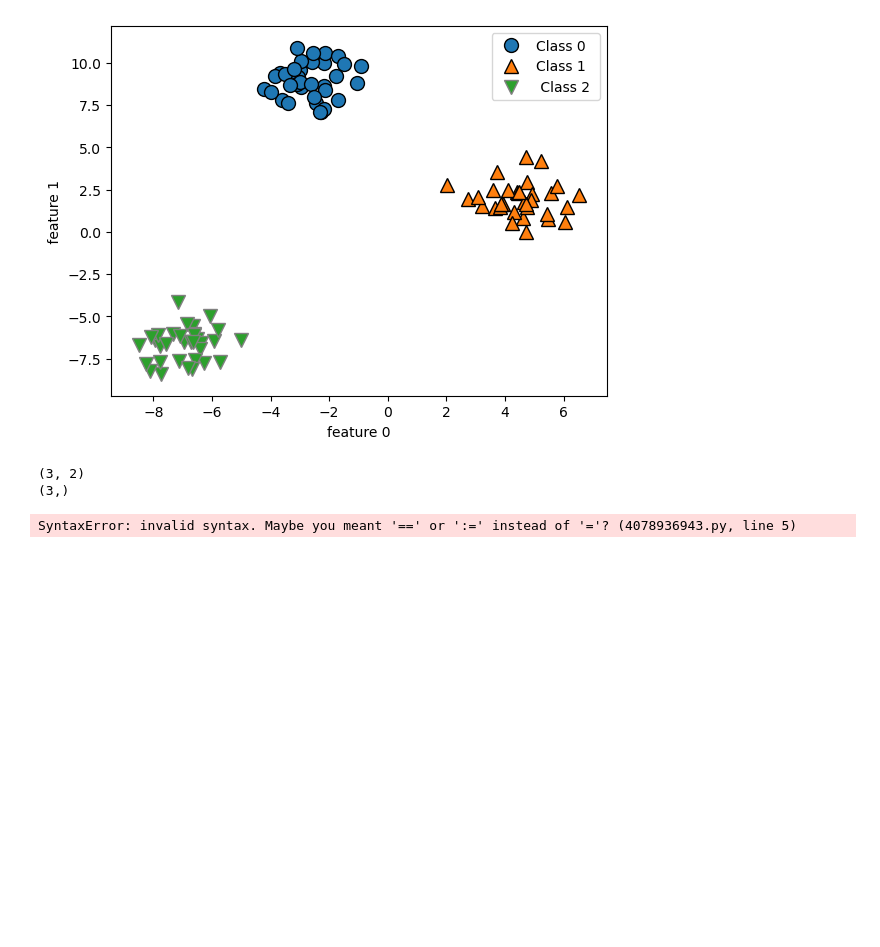
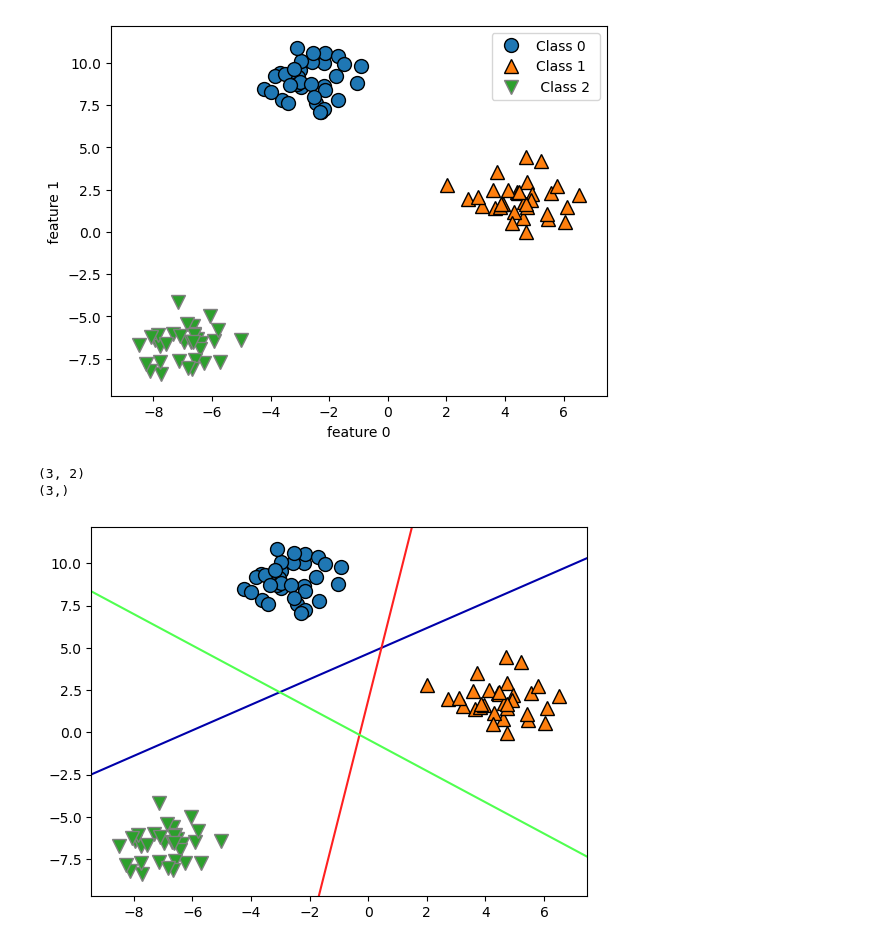
Before and after one commit to Faizanhaider013/ML_Projects_Collection, a Jupyter notebook: 11_multiclassification.ipynb, the cells around one changed output. Drawn from its saved outputs; the diff is of its cells as text; code cells hidden in the pictures; blank space fills up the shorter version.

```diff
--- a/11_multiclassification.ipynb
+++ b/11_multiclassification.ipynb
@@ -21,9 +21,22 @@ print (linear_svc.intercept_.shape)
 (3,)
 # %%
 import numpy as np
-mglearn.discrete_scatter(X[:,0],X[:,1],y)
-line=np.linspace(-15,15)
-for coef,intercept,color in zip(linear_svc.coef_,linear_svc.intercept_,mglearn.cm3.colors):
-    plt.plot(line,-(line * coef + intercept/ coef[1],c=color)
+import matplotlib.pyplot as plt
+import mglearn
+
+mglearn.discrete_scatter(X[:, 0], X[:, 1], y)
+
+line = np.linspace(-15, 15)
+
+for coef, intercept, color in zip(linear_svc.coef_,
+                                  linear_svc.intercept_,
+                                  mglearn.cm3.colors):
+    plt.plot(
+        line,
+        -(coef[0] * line + intercept) / coef[1],
+        c=color
+    )
+
+plt.show()
 # %% [output]
-SyntaxError: invalid syntax. Maybe you meant '==' or ':=' instead of '='? (4078936943.py, line 5)
+[figure, added]
```
